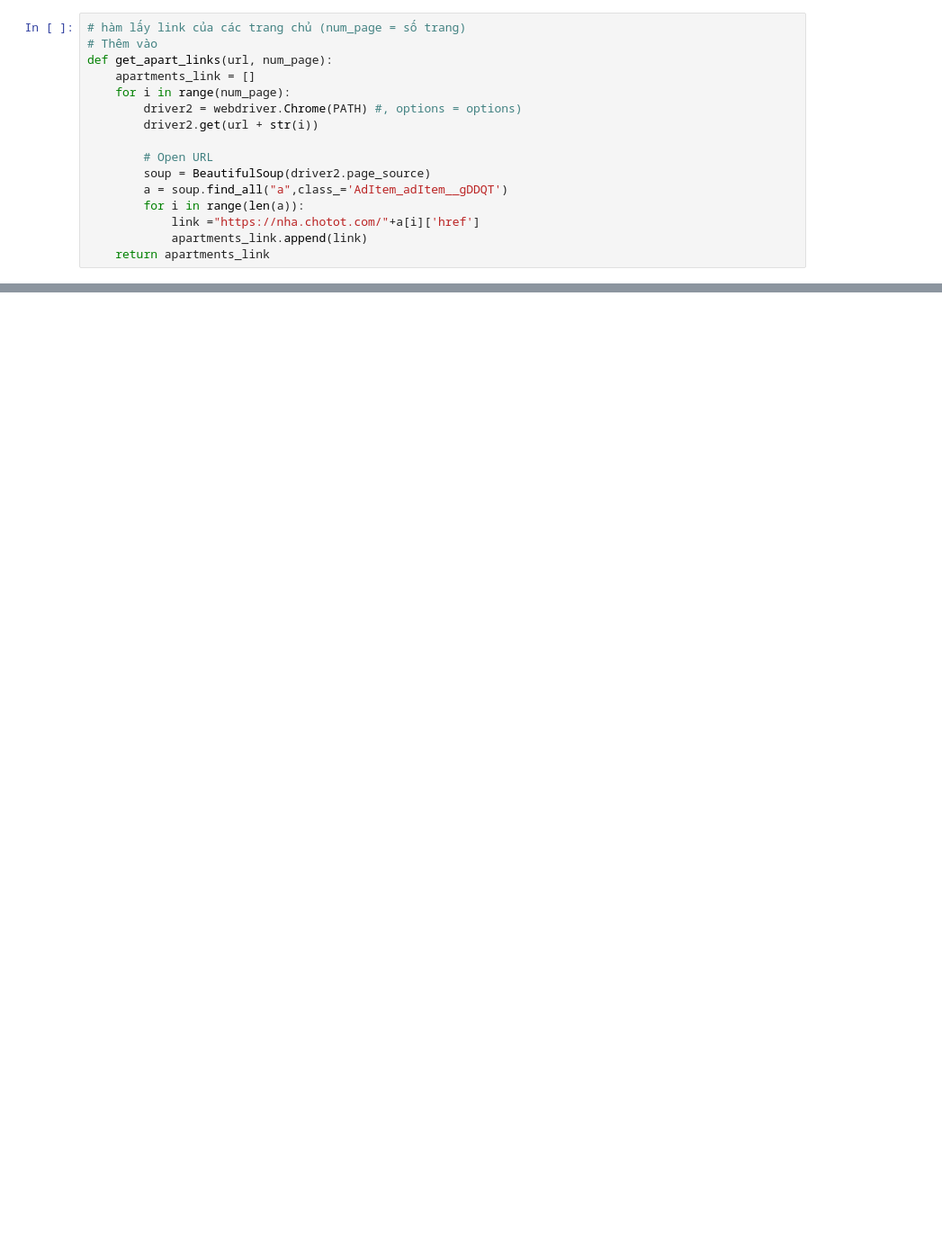
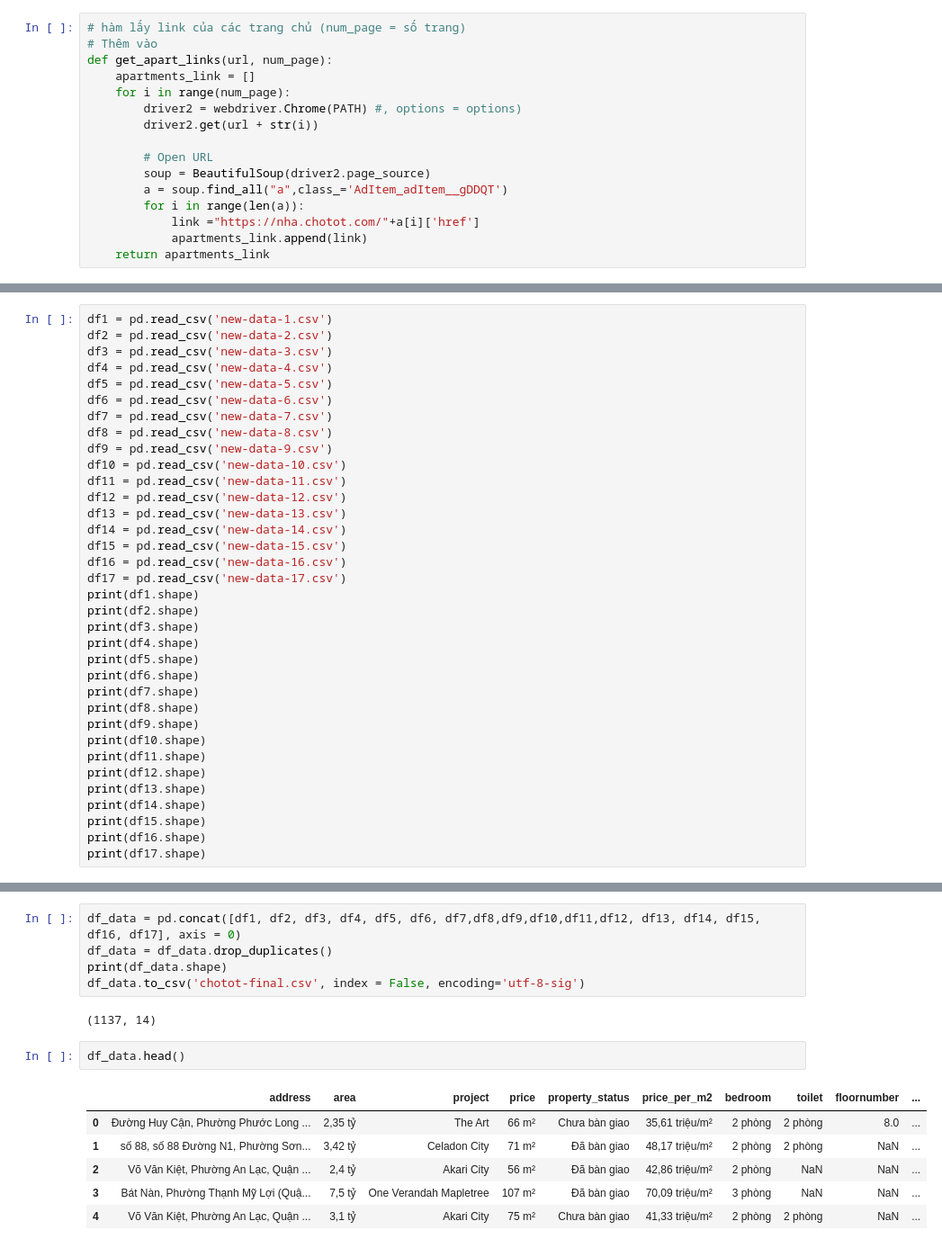
Before and after one commit to VTaPo/NMKHDL_Project_Gr10, a Jupyter notebook: crawl-chotot.ipynb, the cells around one changed output, grey strips where cells are left out. Shown at 90% size. Drawn from its saved outputs; the diff is of its cells as text; blank space fills up the shorter version.

Commit message:
Add files via upload
Xong: file code + file dữ liệu: chotot-final.csv (~1100 dòng)
Thêm 1 số file csv đính kèm lúc chạy code.

```diff
--- a/crawl-chotot.ipynb
+++ b/crawl-chotot.ipynb
@@ -192,0 +213,35 @@ df.head(10)
+# %%
+df1 = pd.read_csv('new-data-1.csv')
+df2 = pd.read_csv('new-data-2.csv')
+df3 = pd.read_csv('new-data-3.csv')
+df4 = pd.read_csv('new-data-4.csv')
+df5 = pd.read_csv('new-data-5.csv')
+df6 = pd.read_csv('new-data-6.csv')
+df7 = pd.read_csv('new-data-7.csv')
+df8 = pd.read_csv('new-data-8.csv')
+df9 = pd.read_csv('new-data-9.csv')
+df10 = pd.read_csv('new-data-10.csv')
+df11 = pd.read_csv('new-data-11.csv')
+df12 = pd.read_csv('new-data-12.csv')
+df13 = pd.read_csv('new-data-13.csv')
+df14 = pd.read_csv('new-data-14.csv')
+df15 = pd.read_csv('new-data-15.csv')
+df16 = pd.read_csv('new-data-16.csv')
+df17 = pd.read_csv('new-data-17.csv')
+print(df1.shape)
+print(df2.shape)
+print(df3.shape)
+print(df4.shape)
+print(df5.shape)
+print(df6.shape)
+print(df7.shape)
+print(df8.shape)
+print(df9.shape)
+print(df10.shape)
+print(df11.shape)
+print(df12.shape)
+print(df13.shape)
+print(df14.shape)
+print(df15.shape)
+print(df16.shape)
+print(df17.shape)
@@ -192,0 +266,16 @@ df.head(10)
+# %%
+df_data = pd.concat([df1, df2, df3, df4, df5, df6, df7,df8,df9,df10,df11,df12, df13, df14, df15, df16, df17], axis = 0)
+df_data = df_data.drop_duplicates()
+print(df_data.shape)
+df_data.to_csv('chotot-final.csv', index = False, encoding='utf-8-sig')
+# %% [output]
+(1137, 14)
+# %%
+df_data.head()
+# %% [output]
+|  | address | area | project | price | property_status | price_per_m2 | bedroom | toilet | floornumber | ... |
+| 0 | Đường Huy Cận, Phường Phước Long ... | 2,35 tỷ | The Art | 66 m² | Chưa bàn giao | 35,61 triệu/m² | 2 phòng | 2 phòng | 8.0 | ... |
+| 1 | số 88, số 88 Đường N1, Phường Sơn... | 3,42 tỷ | Celadon City | 71 m² | Đã bàn giao | 48,17 triệu/m² | 2 phòng | 2 phòng | NaN | ... |
+| 2 | Võ Văn Kiệt, Phường An Lạc, Quận ... | 2,4 tỷ | Akari City | 56 m² | Đã bàn giao | 42,86 triệu/m² | 2 phòng | NaN | NaN | ... |
+| 3 | Bát Nàn, Phường Thạnh Mỹ Lợi (Quậ... | 7,5 tỷ | One Verandah Mapletree | 107 m² | Đã bàn giao | 70,09 triệu/m² | 3 phòng | NaN | NaN | ... |
+| 4 | Võ Văn Kiệt, Phường An Lạc, Quận ... | 3,1 tỷ | Akari City | 75 m² | Chưa bàn giao | 41,33 triệu/m² | 2 phòng | 2 phòng | NaN | ... |
```
Also changed, not shown: parts of 53 cells of this notebook, 19 other files.
